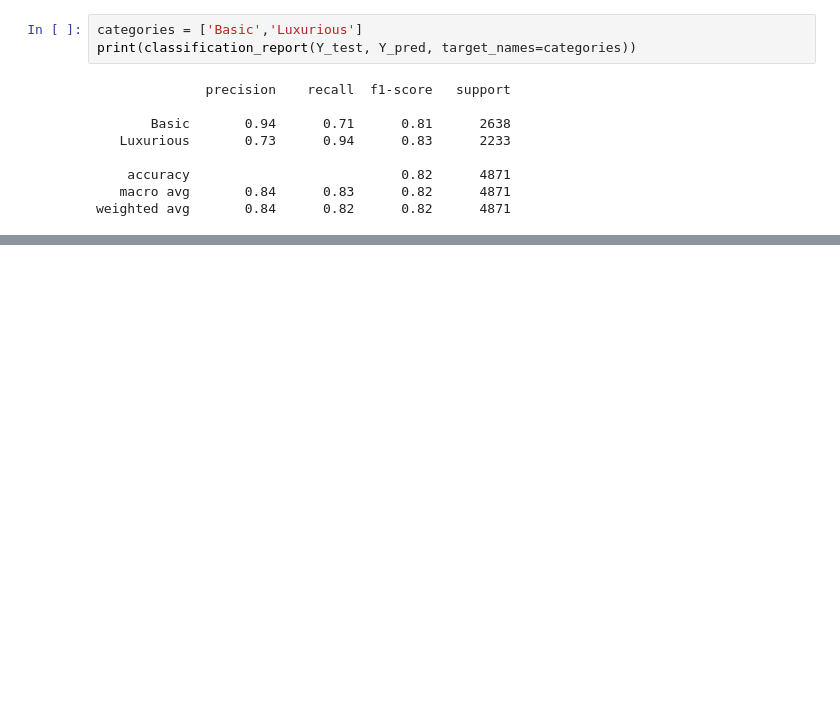
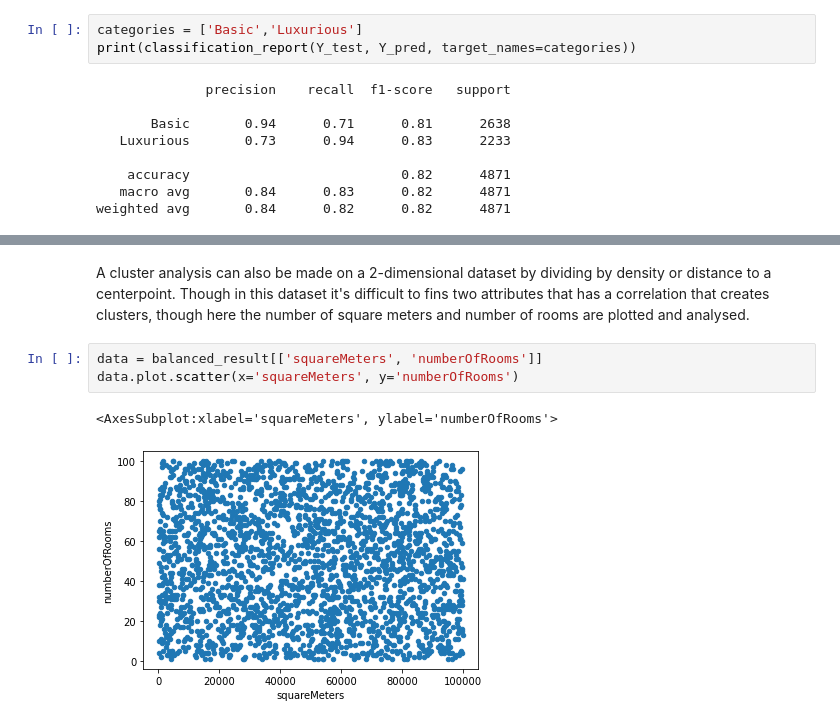
Before and after one commit to vardanyann/DataMining, a Jupyter notebook: Data Mining Final project.ipynb, the cells around one changed output, grey strips where cells are left out. Cells and saved outputs as stored; diff of their text form; blank space fills up the shorter version.

```diff
--- a/Data Mining Final project.ipynb
+++ b/Data Mining Final project.ipynb
@@ -343,0 +410,8 @@ weighted avg       0.84      0.82      0.82      4871
+# %% [markdown]
+A cluster analysis can also be made on a 2-dimensional dataset by dividing by density or distance to a centerpoint. Though in this dataset it's difficult to fins two attributes that has a correlation that creates clusters, though here the number of square meters and number of rooms are plotted and analysed.
+# %%
+data = balanced_result[['squareMeters', 'numberOfRooms']]
+data.plot.scatter(x='squareMeters', y='numberOfRooms')
+# %% [output]
+<AxesSubplot:xlabel='squareMeters', ylabel='numberOfRooms'>
+[figure, added]
```
Also changed, not shown: parts of 15 cells of this notebook.
